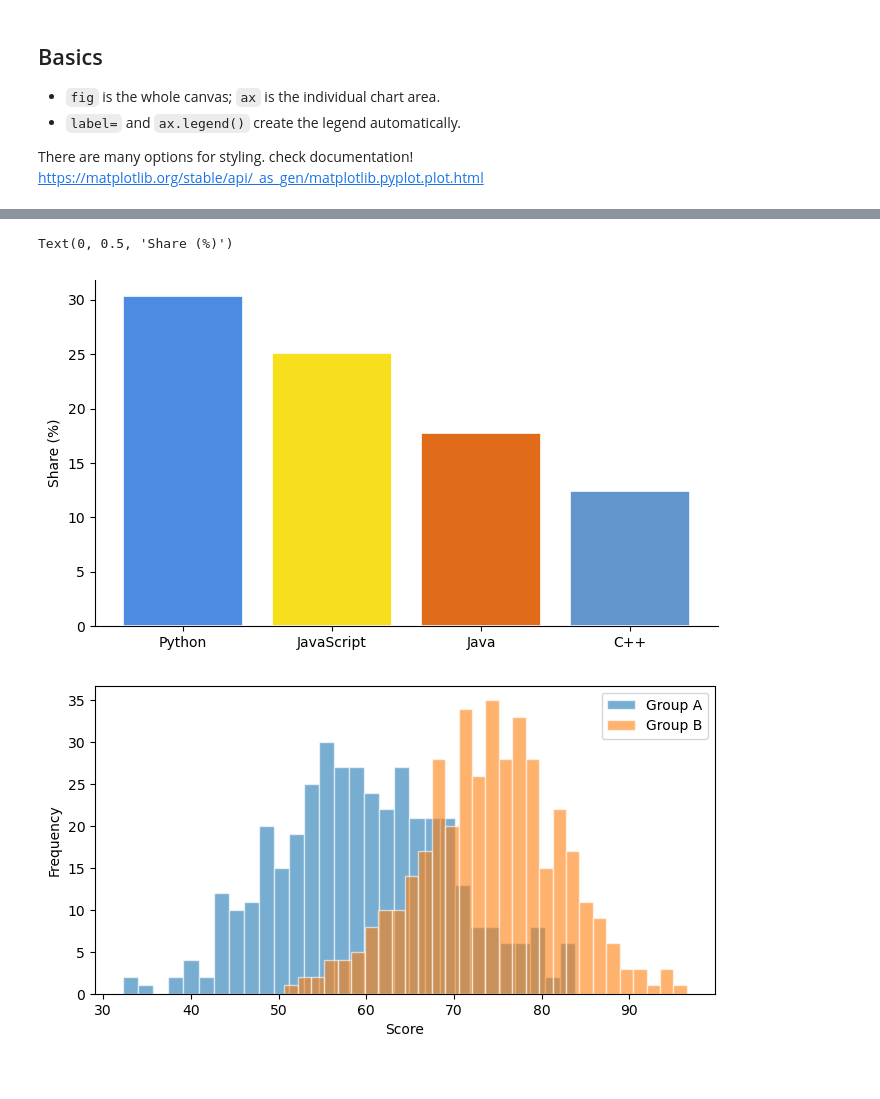
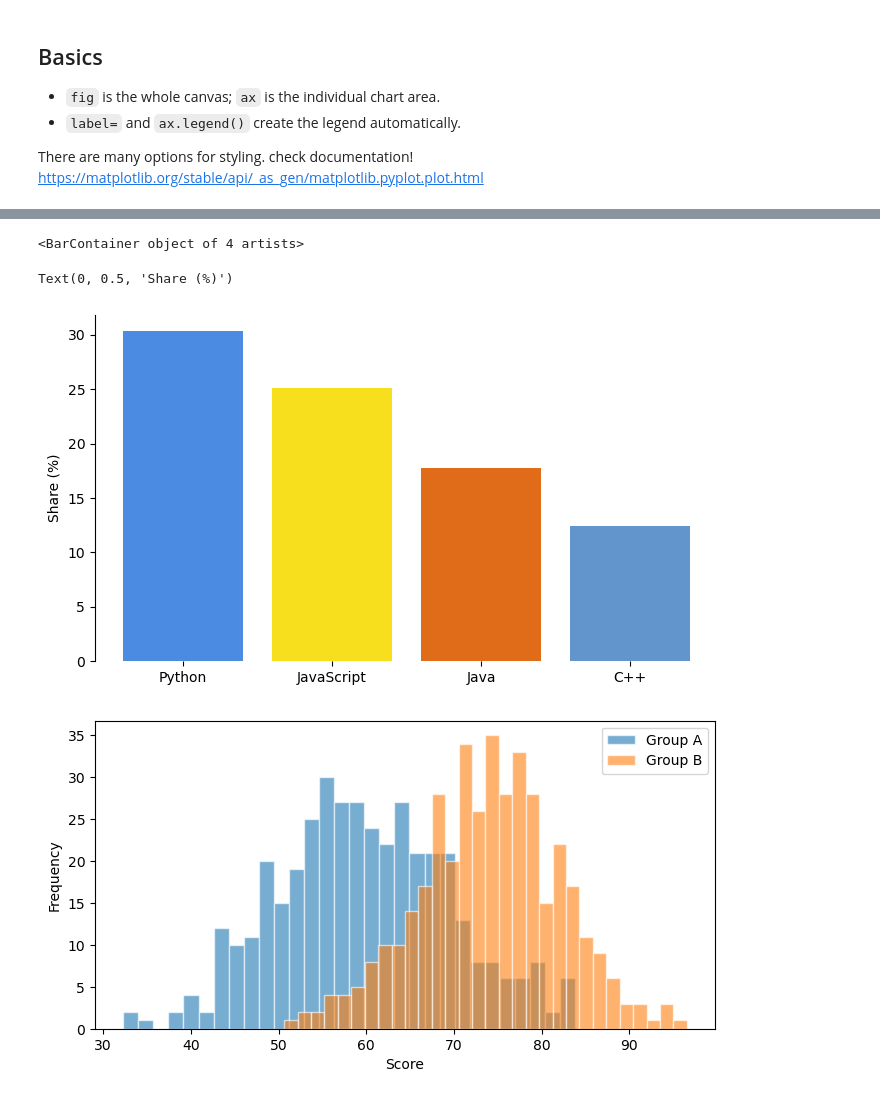
Before and after one commit to arghyadutta/intro-python-r, a Jupyter notebook: 9-matplotlib-intro.ipynb, the cells around one changed output, grey strips where cells are left out. Drawn from its saved outputs; the diff is of its cells as text; code cells hidden in the pictures.

```diff
--- a/9-matplotlib-intro.ipynb
+++ b/9-matplotlib-intro.ipynb
@@ -67,26 +75,27 @@ ax.grid(True, alpha=0.3);
 # %%
 # bar plot
 languages = ['Python', 'JavaScript', 'Java', 'C++']
 popularity = [30.3, 25.1, 17.8, 12.4]
 bar_colors = ['#4C8BE2', '#F7DF1E', '#E06C1A', '#6295CB'] # you can set colors by their hex codes. look it up!
 # also check https://yeun.github.io/open-color/ . it's an open resource of colors.
 
 fig, ax = plt.subplots(figsize=(7, 4))
 
-bars = ax.bar(languages, popularity, color=bar_colors, edgecolor='white', linewidth=1.2)
+ax.bar(languages, popularity, color=bar_colors)#, edgecolor='black', linewidth=2)
 
 ax.set_ylabel('Share (%)')
 
 
 # almost everything is editable. for example the box boundaries!
 ax.spines['top'].set_visible(False)    # hide top border
 ax.spines['right'].set_visible(False)  # hide right border
-
+ax.spines['bottom'].set_visible(False)
 plt.tight_layout()
 plt.show()
 # %% [output]
-Text(0, 0.5, 'Share (%)')
+<BarContainer object of 4 artists>
+Text(0, 0.5, 'Share (%)')
-[figure, old version]
+[figure, new version]
 # %%
 # histogram
 
```
Also changed, not shown: parts of 6 cells of this notebook, 1 other file.
